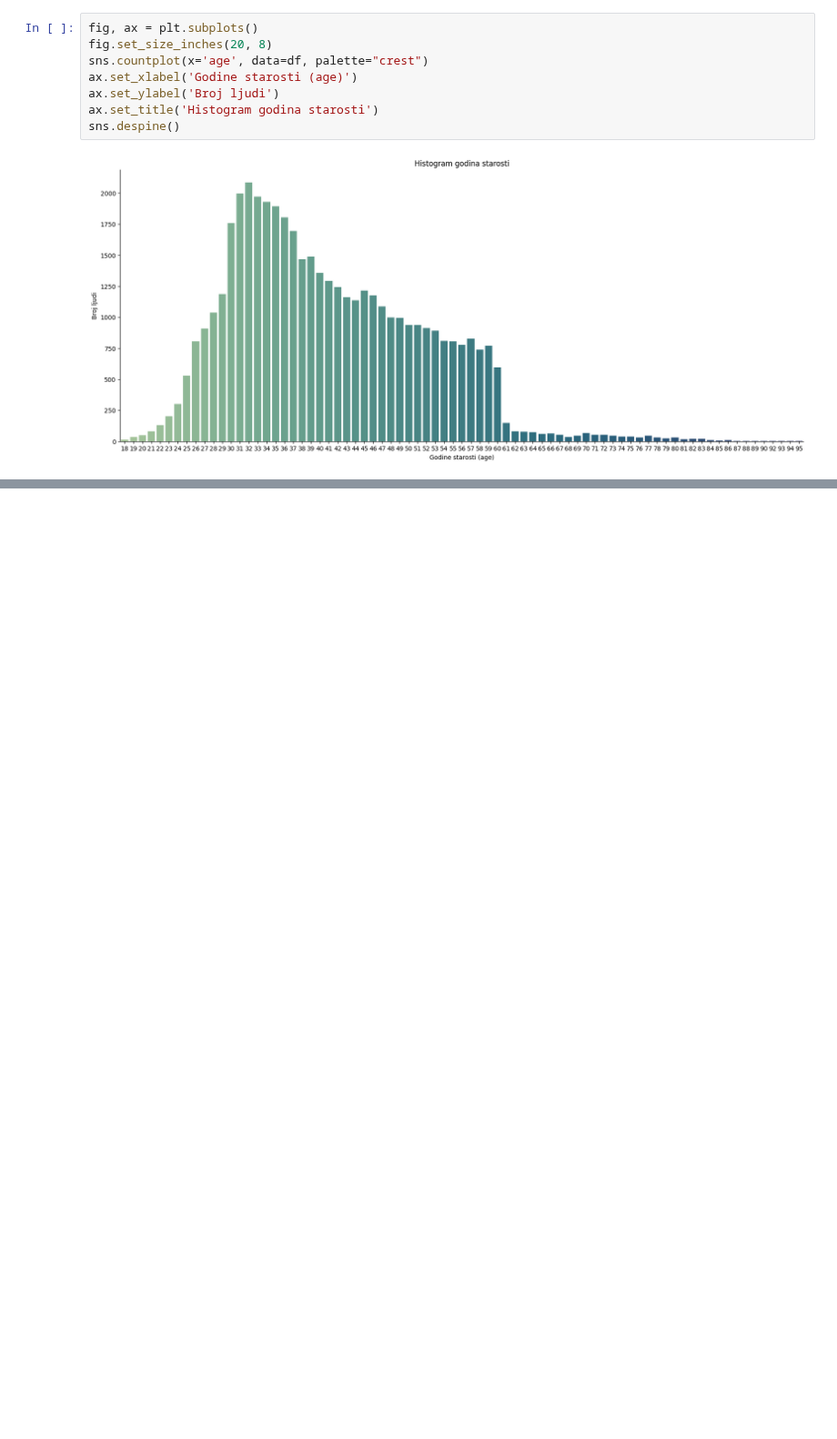
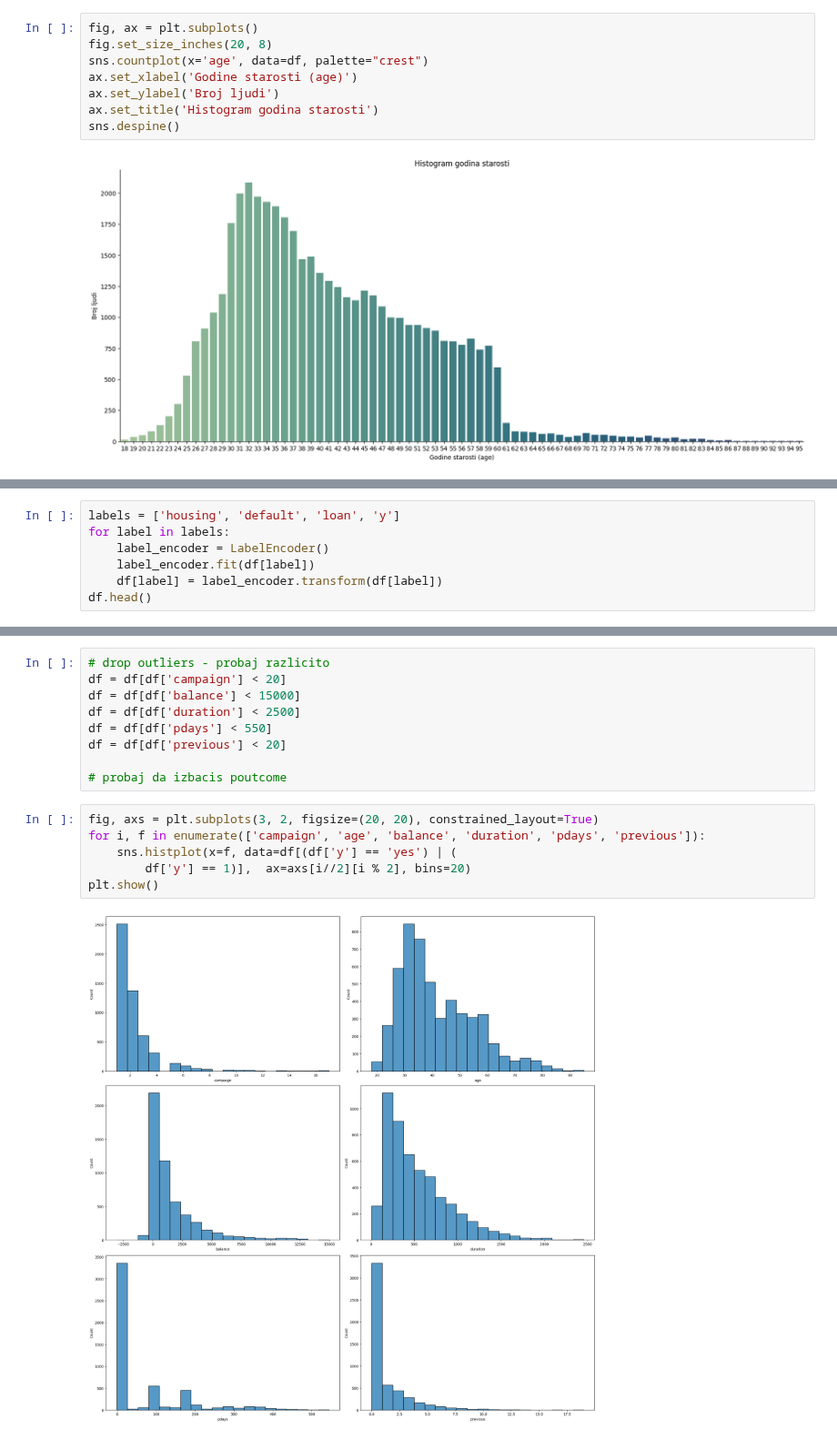
Before and after one commit to MilicaRangelov/Masinsko_ucenje, a Jupyter notebook: prvi_projekat/bank_marketing.ipynb, the cells around one changed output, grey strips where cells are left out. Shown at 91% size. Cells and saved outputs as stored; diff of their text form; blank space fills up the shorter version.

```diff
--- a/prvi_projekat/bank_marketing.ipynb
+++ b/prvi_projekat/bank_marketing.ipynb
@@ -186,0 +194,7 @@ sns.countplot(x='campaign', hue='y', data=df[df['y'] == 'yes'])
+# %%
+labels = ['housing', 'default', 'loan', 'y']
+for label in labels:
+    label_encoder = LabelEncoder()
+    label_encoder.fit(df[label])
+    df[label] = label_encoder.transform(df[label])
+df.head()
@@ -186,0 +224,17 @@ sns.countplot(x='campaign', hue='y', data=df[df['y'] == 'yes'])
+# %%
+# drop outliers - probaj razlicito
+df = df[df['campaign'] < 20]
+df = df[df['balance'] < 15000]
+df = df[df['duration'] < 2500]
+df = df[df['pdays'] < 550]
+df = df[df['previous'] < 20]
+
+# probaj da izbacis poutcome
+# %%
+fig, axs = plt.subplots(3, 2, figsize=(20, 20), constrained_layout=True)
+for i, f in enumerate(['campaign', 'age', 'balance', 'duration', 'pdays', 'previous']):
+    sns.histplot(x=f, data=df[(df['y'] == 'yes') | (
+        df['y'] == 1)],  ax=axs[i//2][i % 2], bins=20)
+plt.show()
+# %% [output]
+[figure, added]
```
Also changed, not shown: parts of 24 cells of this notebook.
